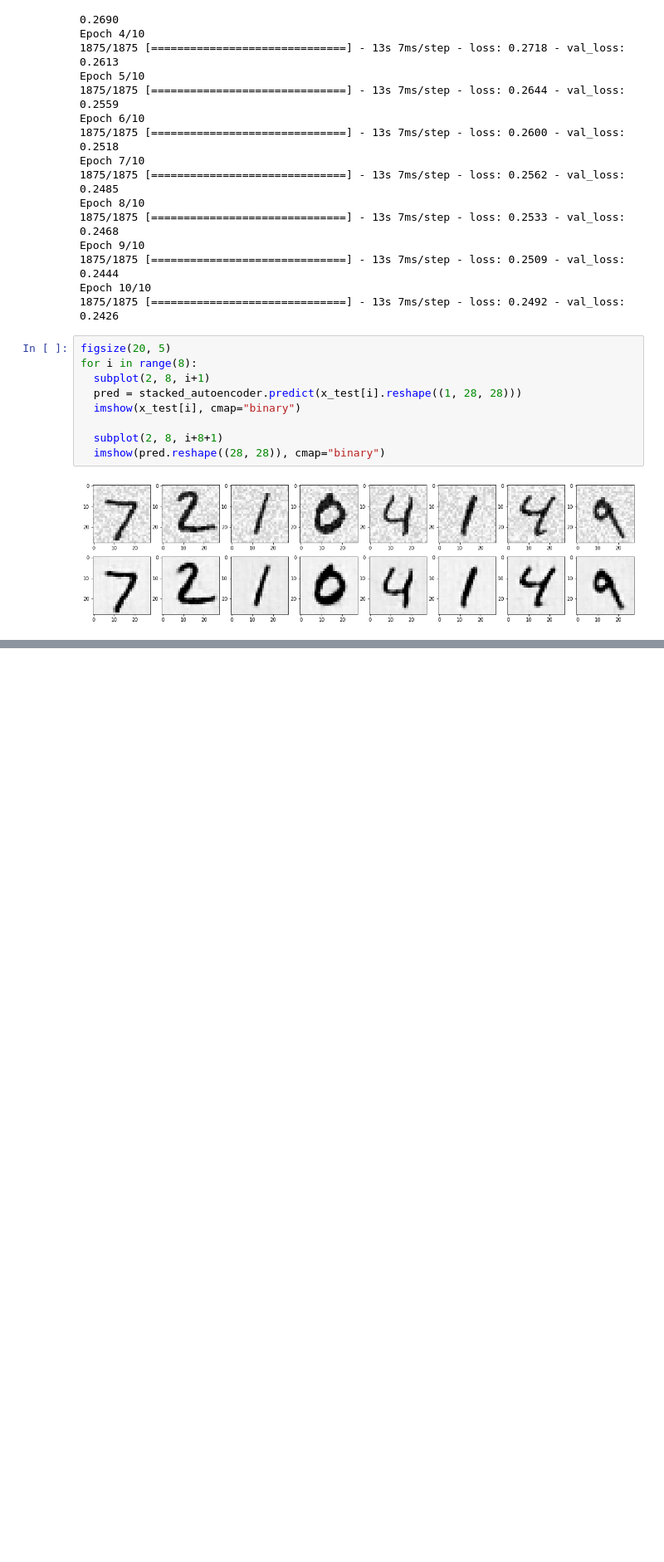
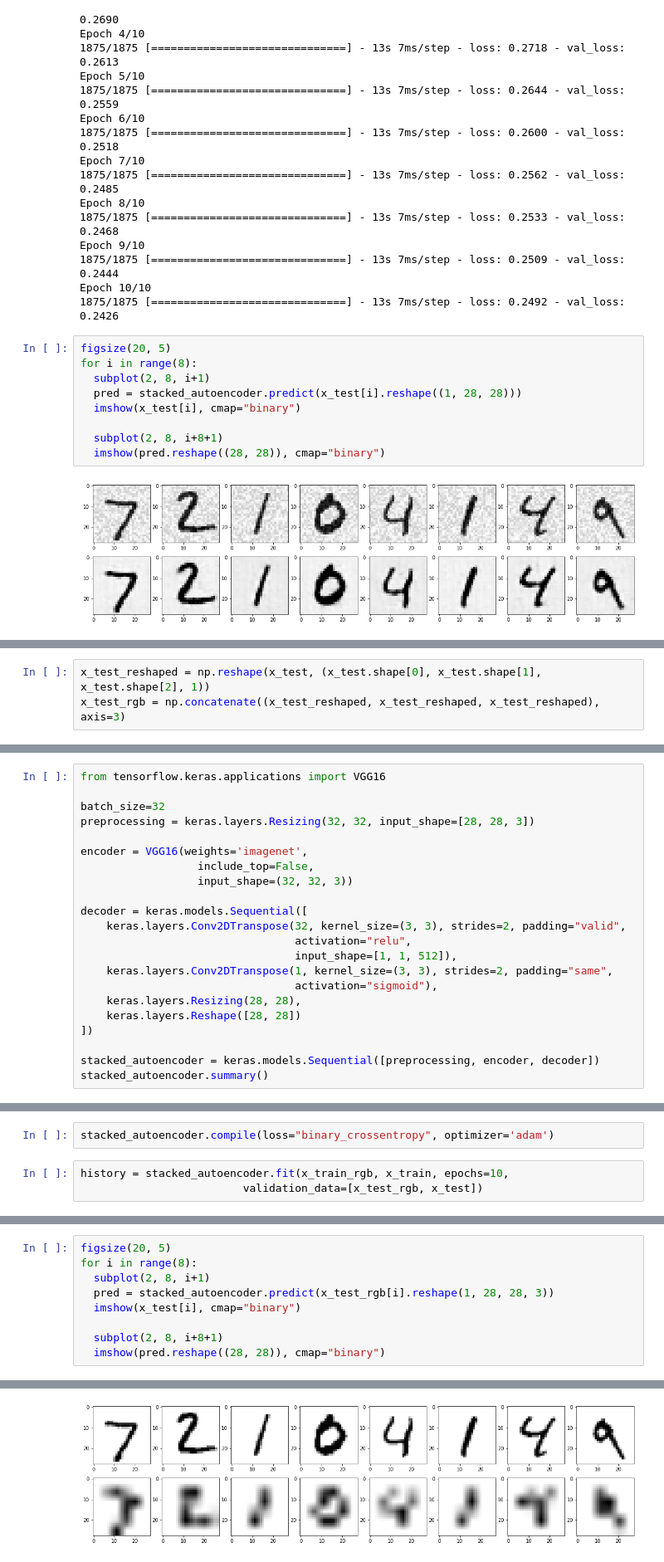
Before and after one commit to Mkenza/project_DL, a Jupyter notebook: Labs/TP4-MAKHLOUF-BMDATA2021-autoencoder.ipynb, the cells around one changed output, grey strips where cells are left out. Shown at 83% size. Saved outputs shown, nothing was run; the diff lists cells and outputs as text; blank space fills up the shorter version.

```diff
--- a/Labs/TP4-MAKHLOUF-BMDATA2021-autoencoder.ipynb
+++ b/Labs/TP4-MAKHLOUF-BMDATA2021-autoencoder.ipynb
@@ -315,0 +348,3 @@ for i in range(8):
+# %%
+x_test_reshaped = np.reshape(x_test, (x_test.shape[0], x_test.shape[1], x_test.shape[2], 1))
+x_test_rgb = np.concatenate((x_test_reshaped, x_test_reshaped, x_test_reshaped), axis=3)
@@ -315,0 +353,22 @@ for i in range(8):
+# %%
+from tensorflow.keras.applications import VGG16
+
+batch_size=32
+preprocessing = keras.layers.Resizing(32, 32, input_shape=[28, 28, 3])
+
+encoder = VGG16(weights='imagenet',
+                  include_top=False,
+                  input_shape=(32, 32, 3))
+
+decoder = keras.models.Sequential([
+    keras.layers.Conv2DTranspose(32, kernel_size=(3, 3), strides=2, padding="valid",
+                                 activation="relu",
+                                 input_shape=[1, 1, 512]),
+    keras.layers.Conv2DTranspose(1, kernel_size=(3, 3), strides=2, padding="same",
+                                 activation="sigmoid"),
+    keras.layers.Resizing(28, 28),
+    keras.layers.Reshape([28, 28])
+])
+
+stacked_autoencoder = keras.models.Sequential([preprocessing, encoder, decoder])
+stacked_autoencoder.summary()
@@ -315,0 +393,5 @@ for i in range(8):
+# %%
+stacked_autoencoder.compile(loss="binary_crossentropy", optimizer='adam')
+# %%
+history = stacked_autoencoder.fit(x_train_rgb, x_train, epochs=10,
+                         validation_data=[x_test_rgb, x_test])
@@ -315,0 +419,10 @@ for i in range(8):
+# %%
+figsize(20, 5)
+for i in range(8):
+  subplot(2, 8, i+1)
+  pred = stacked_autoencoder.predict(x_test_rgb[i].reshape(1, 28, 28, 3))
+  imshow(x_test[i], cmap="binary")
+
+  subplot(2, 8, i+8+1)
+  imshow(pred.reshape((28, 28)), cmap="binary")
+# %% [output]
@@ -315,0 +437 @@ for i in range(8):
+[figure, added]
```
Also changed, not shown: parts of 13 cells of this notebook.
